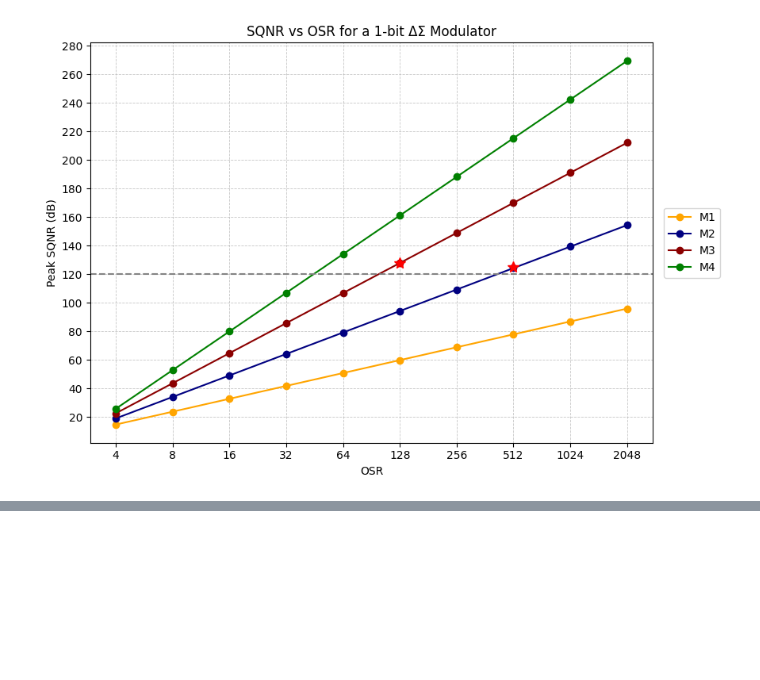
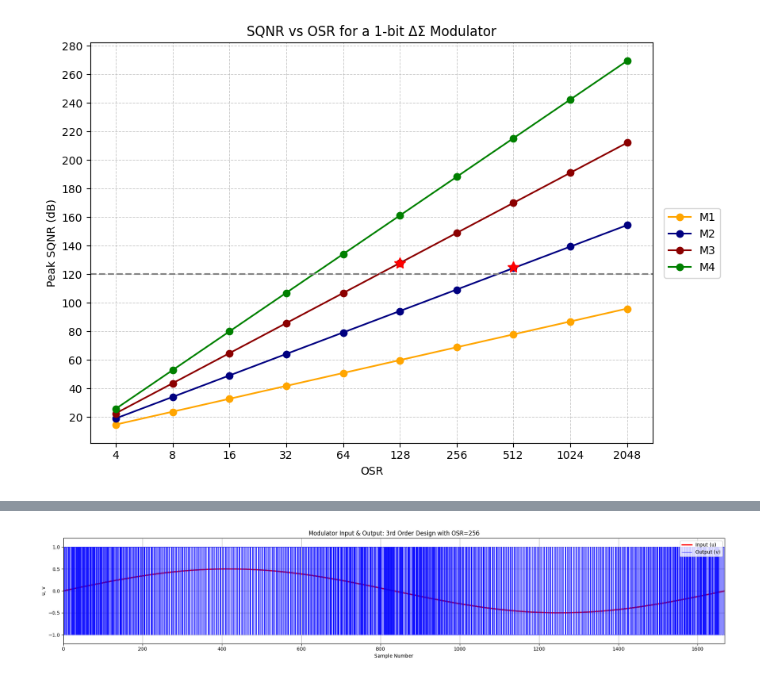
Before and after one commit to vincentfusco/sg13g2_deltasigma_adc, a Jupyter notebook: jupy/Architecture_Design.ipynb, the cells around one changed output, grey strips where cells are left out. Cells and saved outputs as stored; diff of their text form; code cells hidden in the pictures; blank space fills up the shorter version.

Commit message:
Updates to delta sigma architecture jupyter notebook document

```diff
--- a/jupy/Architecture_Design.ipynb
+++ b/jupy/Architecture_Design.ipynb
@@ -218,0 +240,83 @@ plt.legend(loc=4);
+# %%
+# Code for synthesizeNTF of a 3rd-order with OSR = 256
+
+from __future__ import division
+from deltasigma import *
+import numpy as np
+import matplotlib.pyplot as plt
+
+OSR1 = 256
+order1 = 3
+Hinf = 1.3 # OBG of NTF. More aggressive NTF means higher OBG (lower IBG), but trades with stability.
+opt = 1 # A parameter which optimizes placement of zeroes to increase Maximum Signal Amplitude (MSA)
+
+H1 = synthesizeNTF(order1, OSR1, opt, Hinf)
+
+# Plot 3rd order design Python Simulation
+plt.figure(figsize=(20, 4))
+N = 18
+N_rec_size = 2**N
+N_record_array = np.arange(N_rec_size)
+
+
+M_i = 157 # Number of input periods of sine wave to fit in a record.
+         # Follow rule of fi/fs = M/2^L to avoid spectral leakage, where fi and fs are chosen to be relatively prime. M and L are integers.
+         # fi = M/2^N -> Normalized input signal frequency.
+         # 2^N = Record length. Chosen as a power of 2 to increase FFT speed.
+         # This ensures zero spectral leakage. (So Hanning Window is not needed but left in code anyway).
+         # 2^N should also be relatively prime with M_i (shares no integer divisors other than 1).
+
+f_test_signal_normalized = np.pi * M_i / N_rec_size
+fB1_normalized =  1 / (2*OSR1)
+
+u = 0.5 * np.sin(2 * np.pi * M_i / N_rec_size * N_record_array)
+
+
+v1, xn1, xmax1, y1 = simulateDSM(u, H1)
+plt.step(N_record_array, u[N_record_array], 'r', linewidth=2.5, label='Input (u)')
+plt.step(N_record_array, v1[N_record_array], 'b', linewidth=0.75, label='Output (v)')
+plt.axis([0, int(N_rec_size/M_i)-1, -1.2, 1.2])
+plt.xlabel('Sample Number')
+plt.ylabel('u, v')
+plt.title('Modulator Input & Output: 3rd Order Design with OSR=256')
+plt.legend()
+plt.grid(True)
+plt.tight_layout()
+plt.show()
+
+# Plot 3rd order design Python Simulation
+
+plt.figure(figsize=(20, 4))
+
+# Run calculateSNR and plot 2nd order and 3rd order on same plot.
+
+f = np.linspace(0, 0.5, int(N_rec_size/2. + 1))
+
+# 3nd order with OSR=256
+spec1 = np.fft.rfft(v1) / (N_rec_size/4)
+plt.plot(f, dbv(spec1[:int(N_rec_size/2. + 1)]),'#000080', label='Simulation: 3rd Order Design with OSR=256')
+#plt.plot(f, dbp(np.abs(spec1[:int(N_rec_size/2 + 1)])**2), '#000080', label='Simulation: 3rd Order Design with OSR=256')
+
+plt.xscale('log')
+plt.xlim(1e-5,0.5)
+figureMagic([0, 0.5], 0.05, None, [-200, 0], 20, None, (16, 6), 'Output Spectrum 3rd Order Design with OSR=256')
+plt.xlabel('Normalized Frequency')
+plt.ylabel('dBFS')
+snr1 = calculateSNR(spec1[2:int(N_rec_size/(2*OSR1))+1], M_i - 2)
+plt.text(0.01, -10, '3rd Order Design SNR = %4.1fdB @ OSR = %d' % (snr1, OSR1), verticalalignment='center')
+NBW = 1/N_rec_size # Signals chosen so no windowing is necessary; therefore NBW = 1 / Nrec. 1.5 / Nrec for Hanning.
+Sqq = 4*evalTF(H1, np.exp(2j*np.pi*f)) ** 2/3.
+
+plt.plot(f, dbp(Sqq * NBW), 'b', linestyle='--', linewidth=2, label='Expected PSD: 3rd Order Design with OSR=256')
+
+# Plot vertical lines at bandwidth edges
+# Vertical line for 2nd-order bandwidth edge
+plt.axvline(x=fB1_normalized, color='k', linestyle='--', linewidth=1.2)
+plt.text(fB1_normalized, -80, 'BW (3rd Order OSR=256)', rotation=90, fontsize=10,
+         verticalalignment='bottom', horizontalalignment='right')
+
+
+
+plt.legend(loc=4);
+# %% [output]
+[figure, added]
```
Also changed, not shown: parts of 5 cells of this notebook.
